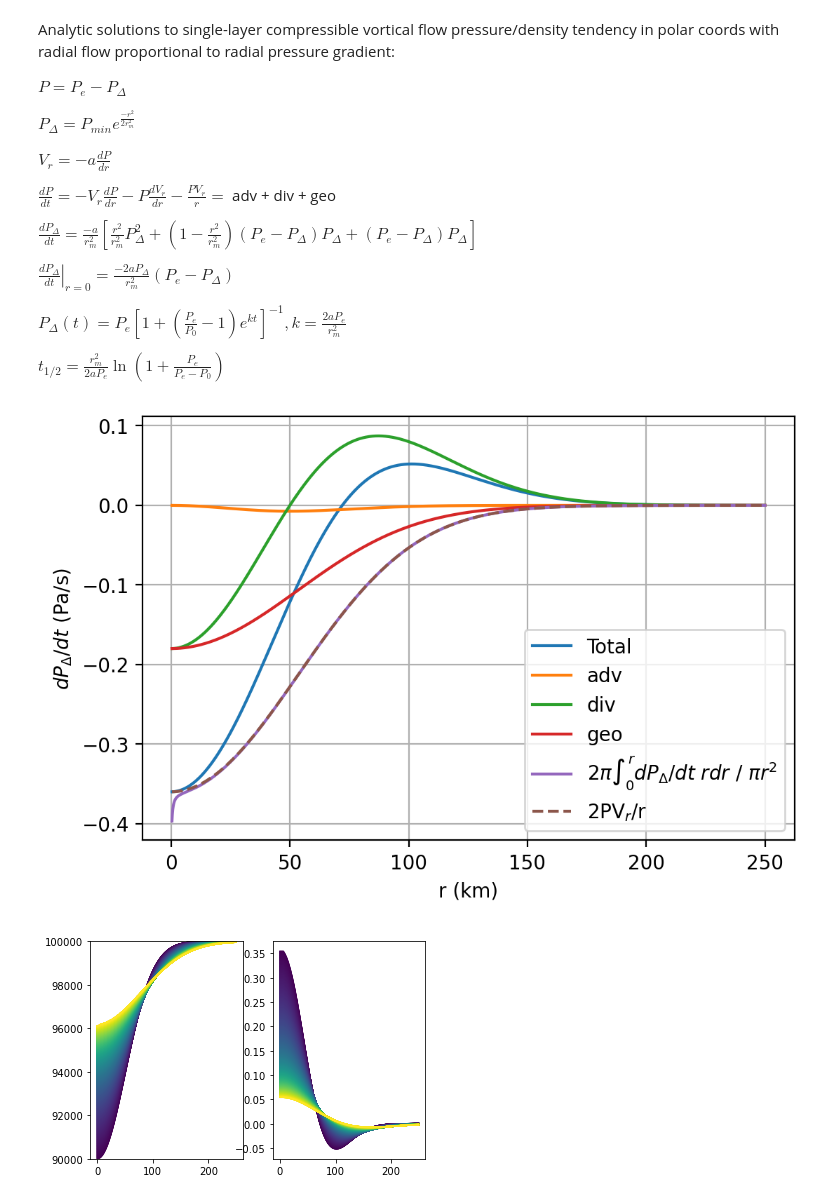
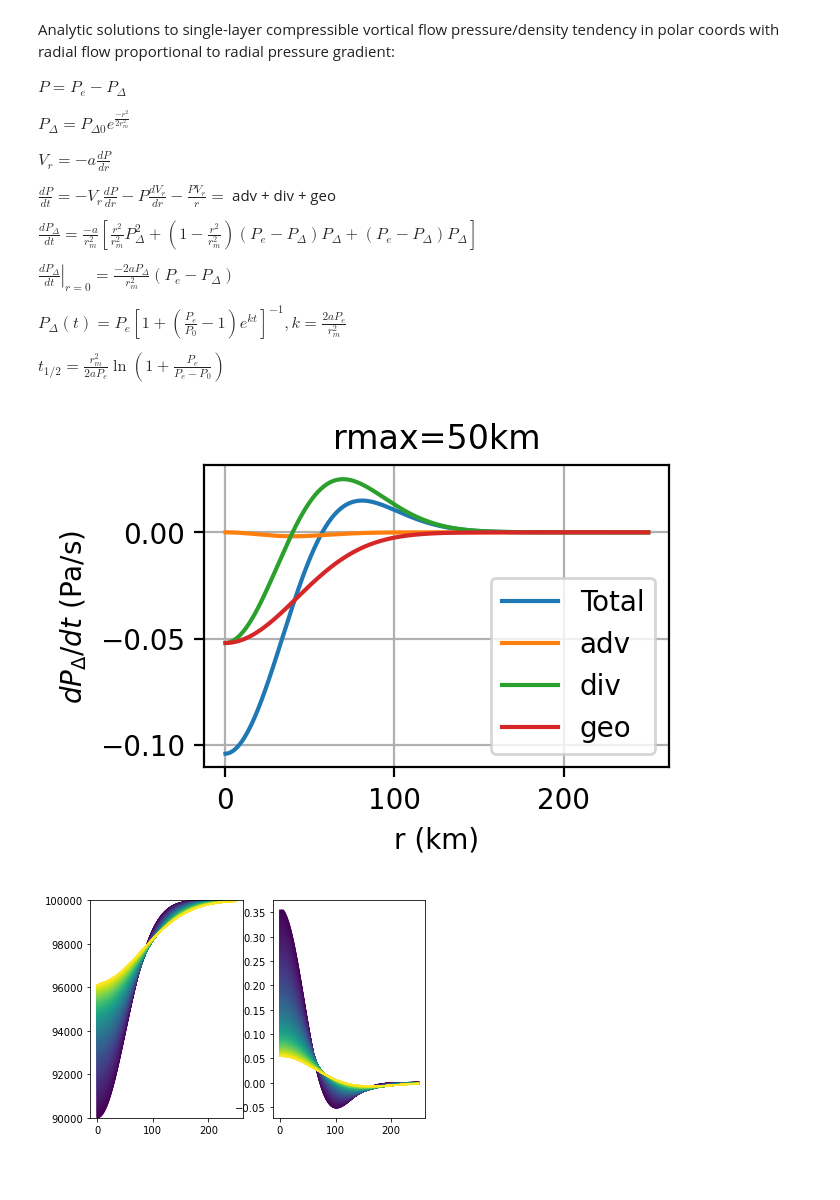
Before and after one commit to suprdory/wrfstore-py, a Jupyter notebook: pressure_tend_anal_sols.ipynb, the cells around one changed output. Cells and saved outputs as stored; diff of their text form; code cells hidden in the pictures; blank space fills up the shorter version.

```diff
--- a/pressure_tend_anal_sols.ipynb
+++ b/pressure_tend_anal_sols.ipynb
@@ -3,7 +3,7 @@ Analytic solutions to single-layer compressible vortical flow pressure/density t
 
 $P =  P_{e} - P_\Delta$
 
-$P_\Delta =P_{min}e^{\frac{-r^2}{2r_{m}^2}}$
+$P_\Delta =P_{\Delta0}e^{\frac{-r^2}{2r_{m}^2}}$
 
 $V_r = -a \frac{dP}{dr}$
 
@@ -21,43 +21,45 @@ import numpy as np
 from matplotlib import pyplot as plt
 %config InlineBackend.print_figure_kwargs={'facecolor' : "w"}
 # %%
-a=0.5
-rmax=50000
+a=0.1
+rmax=40000
 r=np.arange(100,250000,50)
 rkm=r/1000
 dr=r[1]-r[0]
 
-Pe=100000
-Pdmax=10000
+Pe=101600
+Pdmax=9000
 Pd=Pdmax*np.exp(-r**2/(2*rmax**2))
 P=Pe-Pd
 dPdr=np.gradient(P,r)
 Vr=-a*dPdr
 
 adv=-a*r**2/rmax**4*Pd**2
 div=-a/rmax**2*(1-r**2/rmax**2)*(Pe-Pd)*Pd
 geo=-a/rmax**2*(Pe-Pd)*Pd
 tot=adv+div+geo
 dPbardt=np.cumsum(tot*2*np.pi*r*dr)/(np.pi*r**2)
 dPbardt_th=2*P*Vr/r
 
 ns=5
 
 plt.rcParams["axes.prop_cycle"] = plt.cycler("color", plt.cm.tab10(np.linspace(0,1,10)))
-fig,ax=plt.subplots(1,1,dpi=200)
+fig,ax=plt.subplots(1,1,dpi=200,figsize=(3,2))
 ax.plot(rkm[ns:],tot[ns:])
 ax.plot(rkm[ns:],adv[ns:])
 ax.plot(rkm[ns:],div[ns:])
 ax.plot(rkm[ns:],geo[ns:])
-ax.plot(rkm[ns:],dPbardt[ns:])
-ax.plot(rkm[ns:],dPbardt_th[ns:],'--')
+# ax.plot(rkm[ns:],dPbardt[ns:])
+# ax.plot(rkm[ns:],dPbardt_th[ns:],'--')
 
 ax.grid(True)
 ax.set_xlabel('r (km)')
 ax.set_ylabel('$dP_\Delta/dt$ (Pa/s)')
-ax.legend(('Total','adv','div','geo','$2\pi\int_0^r dP_\Delta/dt$ $r dr$ $/$ $\pi r^2$','2PV$_r$/r'));
+ax.set_title('rmax=50km')
+# ax.legend(('Total','adv','div','geo','$2\pi\int_0^r dP_\Delta/dt$ $r dr$ $/$ $\pi r^2$','2PV$_r$/r'));
+ax.legend(('Total','adv','div','geo'));
 # %% [output]
-[figure, old version]
+[figure, new version]
 # %%
 dt=60
 a=0.5
```
Also changed, not shown: 3 other files.
